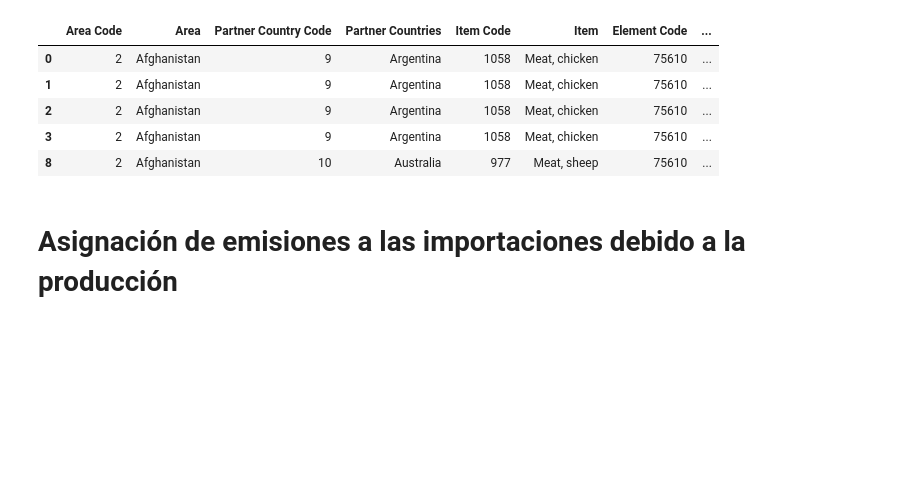
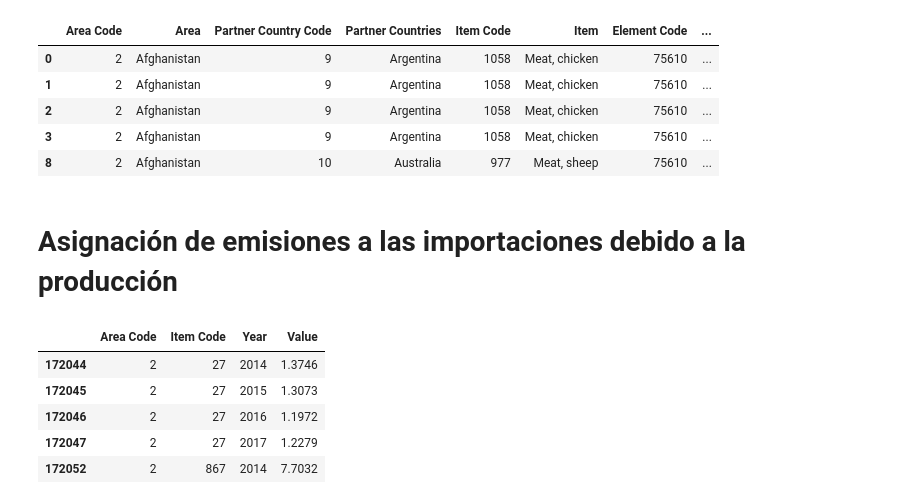
Before and after one commit to Rodrixx05/fao-project, a Jupyter notebook: notebook_fao_analysis.ipynb, the cells around one changed output. Saved outputs shown, nothing was run; the diff lists cells and outputs as text; code cells hidden in the pictures; blank space fills up the shorter version.

```diff
--- a/notebook_fao_analysis.ipynb
+++ b/notebook_fao_analysis.ipynb
@@ -2030,0 +2037,9 @@ df_emisiones_importaciones = df_final[df_final['Element'].isin(['Emissions Inten
+# %%
+df_intensidad_emisiones.head()
+# %% [output]
+|  | Area Code | Item Code | Year | Value |
+| 172044 | 2 | 27 | 2014 | 1.3746 |
+| 172045 | 2 | 27 | 2015 | 1.3073 |
+| 172046 | 2 | 27 | 2016 | 1.1972 |
+| 172047 | 2 | 27 | 2017 | 1.2279 |
+| 172052 | 2 | 867 | 2014 | 7.7032 |
```
Also changed, not shown: parts of 14 cells of this notebook.
